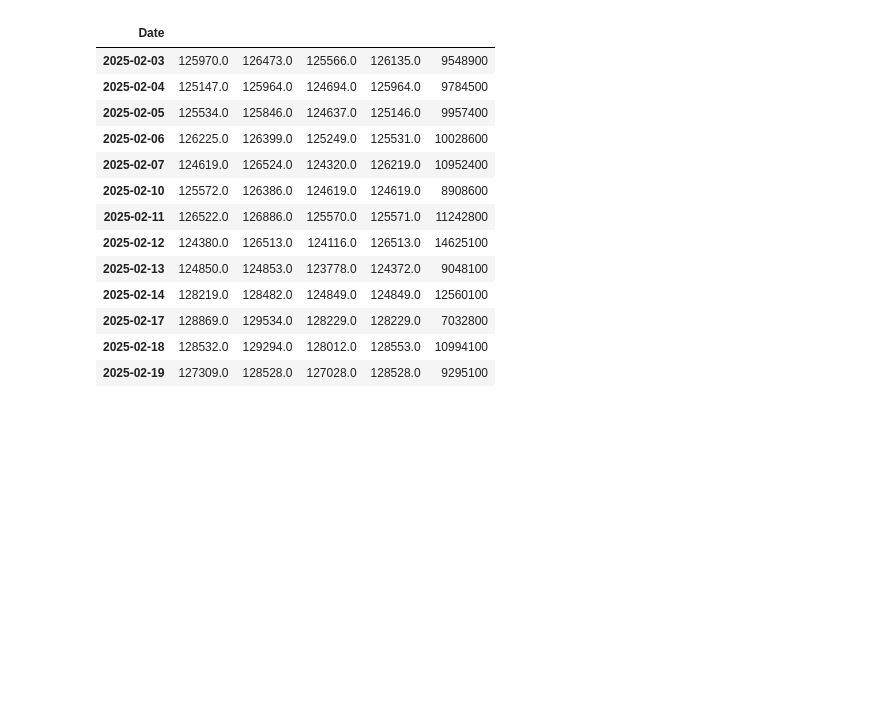
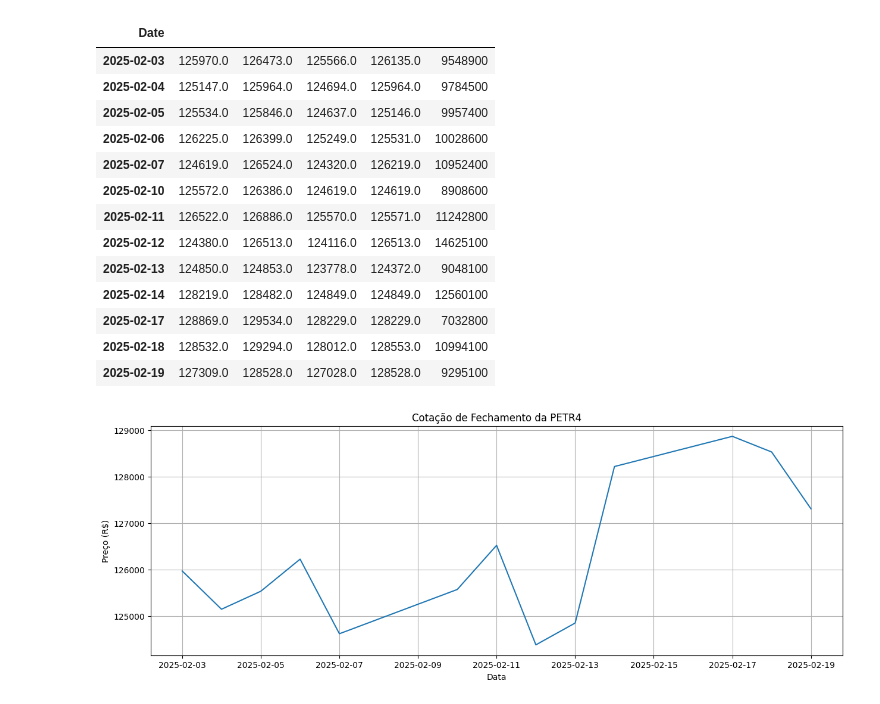
Before and after one commit to rachelresende/MercadoFinanceiroBr, a Jupyter notebook: Analisando_Dados_do_Mercado_Brasileiro.ipynb, the cells around one changed output. Drawn from its saved outputs; the diff is of its cells as text; code cells hidden in the pictures; blank space fills up the shorter version.

```diff
--- a/Analisando_Dados_do_Mercado_Brasileiro.ipynb
+++ b/Analisando_Dados_do_Mercado_Brasileiro.ipynb
@@ -79,3 +80,15 @@ display(df_petro)
 | 2025-02-17 | 128869.0 | 129534.0 | 128229.0 | 128229.0 | 7032800 |
 | 2025-02-18 | 128532.0 | 129294.0 | 128012.0 | 128553.0 | 10994100 |
 | 2025-02-19 | 127309.0 | 128528.0 | 127028.0 | 128528.0 | 9295100 |
+# %%
+import matplotlib.pyplot as plt
+
+plt.figure(figsize=(15, 5))
+plt.plot(df_petro['Close'])
+plt.title('Cotação de Fechamento da PETR4')
+plt.xlabel('Data')
+plt.ylabel('Preço (R$)')
+plt.grid(True)
+plt.show()
+# %% [output]
+[figure, added]
```
Also changed, not shown: parts of 2 cells of this notebook.
